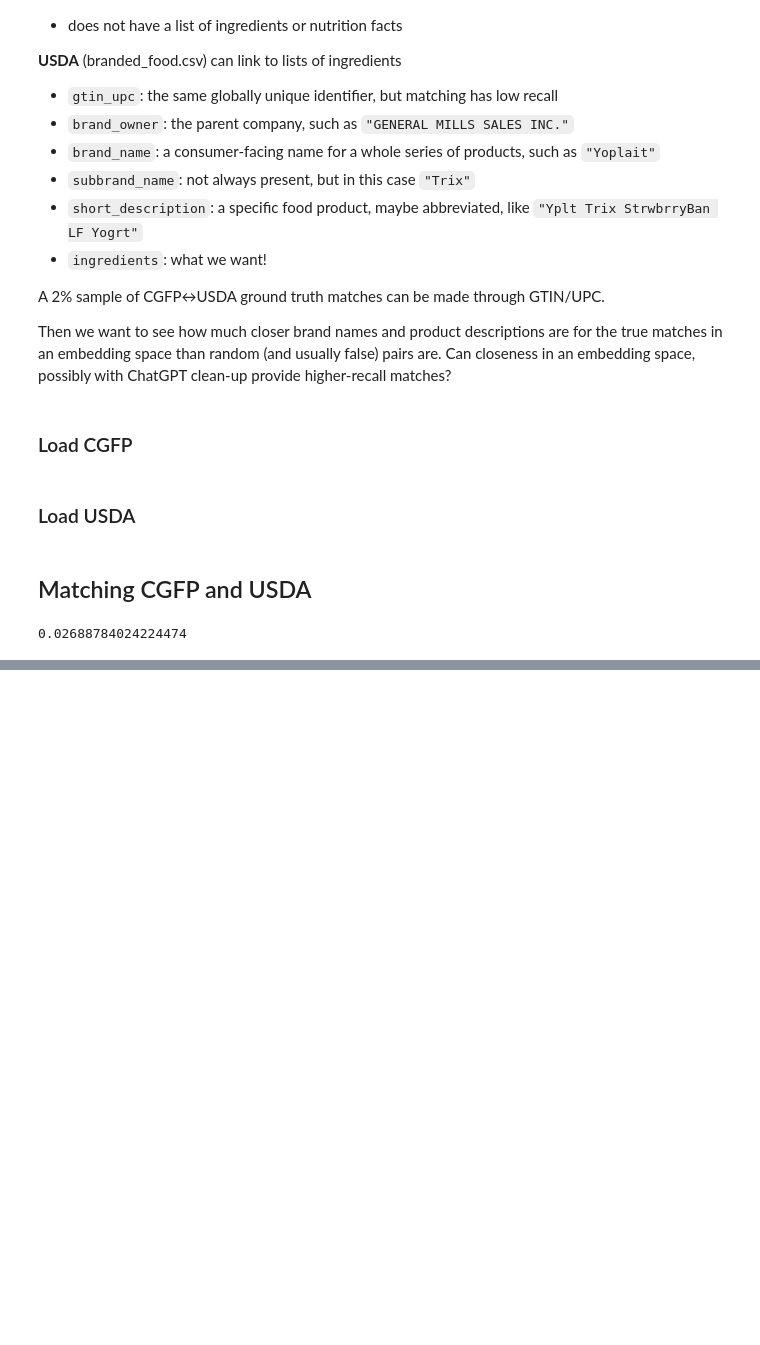
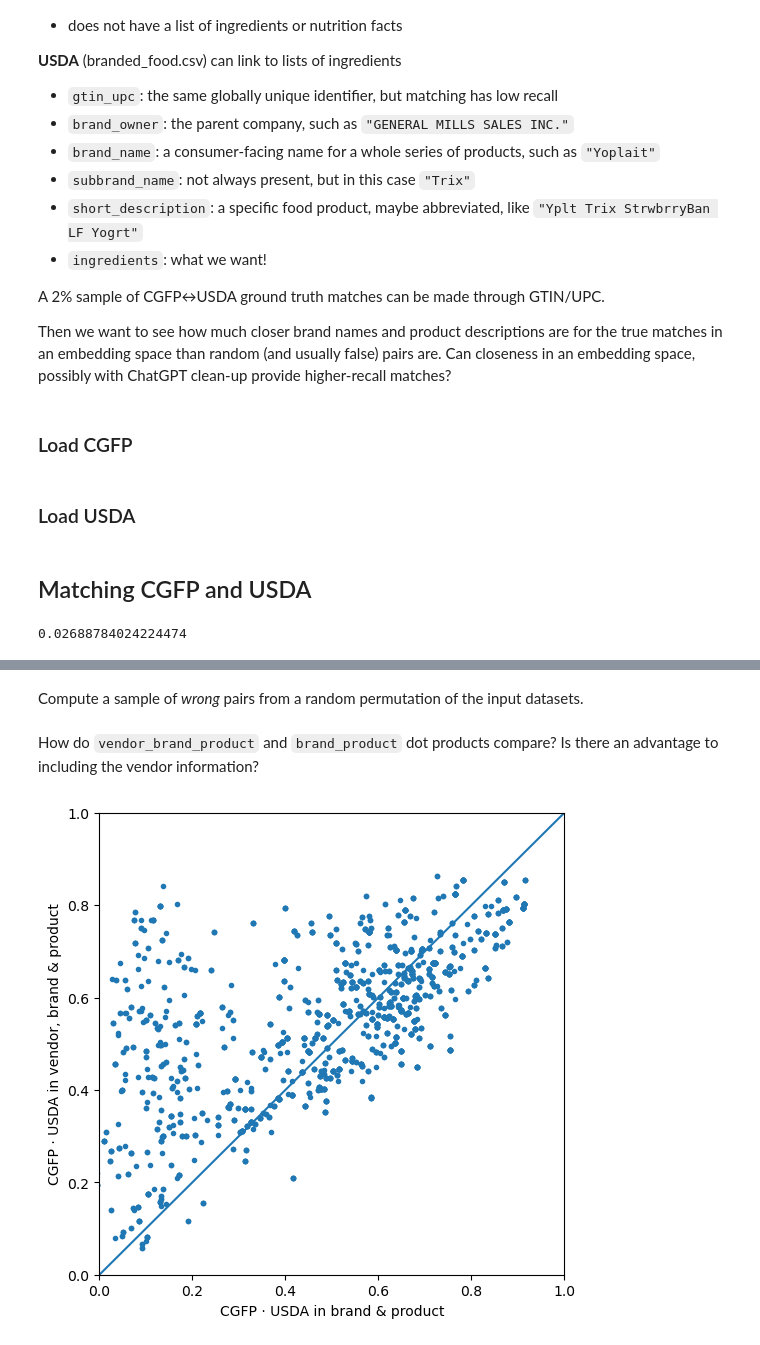
Before and after one commit to uchicago-dsi/good-food-purchasing-nova-classification, a Jupyter notebook: notebooks/match-with-sentence-transformers.ipynb, the cells around one changed output, grey strips where cells are left out. Cells and saved outputs as stored; diff of their text form; code cells hidden in the pictures; blank space fills up the shorter version.

```diff
--- a/notebooks/match-with-sentence-transformers.ipynb
+++ b/notebooks/match-with-sentence-transformers.ipynb
@@ -121,0 +218,2 @@ cgfp_usda.take(np.random.permutation(len(cgfp_usda))[:60])[["Product Type", "bra
+# %%
+cgfp_usda["is_good_match"] = is_good_match
@@ -121,0 +227,8 @@ cgfp_usda.take(np.random.permutation(len(cgfp_usda))[:60])[["Product Type", "bra
+# %%
+model = SentenceTransformer("sentence-transformers/all-MiniLM-L6-v2")
+# %%
+cgfp_usda_best = (
+    cgfp_usda.query("is_good_match.notna() and is_good_match >= 5")
+    .drop_duplicates()
+    .copy()
+)
@@ -121,0 +451,2 @@ cgfp_usda.take(np.random.permutation(len(cgfp_usda))[:60])[["Product Type", "bra
+# %% [markdown]
+Compute a sample of _wrong_ pairs from a random permutation of the input datasets.
@@ -121,0 +508,24 @@ cgfp_usda.take(np.random.permutation(len(cgfp_usda))[:60])[["Product Type", "bra
+# %% [markdown]
+How do `vendor_brand_product` and `brand_product` dot products compare? Is there an advantage to including the vendor information?
+# %%
+fig, ax = plt.subplots(figsize=(6, 6))
+
+ax.scatter(
+    [np.dot(x, y) for x, y in zip(cgfp_brand_product, usda_brand_product)],
+    [
+        np.dot(x, y)
+        for x, y in zip(cgfp_vendor_brand_product, usda_vendor_brand_product)
+    ],
+    marker=".",
+)
+ax.plot([0, 1], [0, 1])
+
+ax.set_xlabel("CGFP \u00b7 USDA in brand & product")
+ax.set_ylabel("CGFP \u00b7 USDA in vendor, brand & product")
+
+ax.set_xlim(0, 1)
+ax.set_ylim(0, 1)
+
+None
+# %% [output]
+[figure, added]
```
Also changed, not shown: parts of 26 cells of this notebook.
